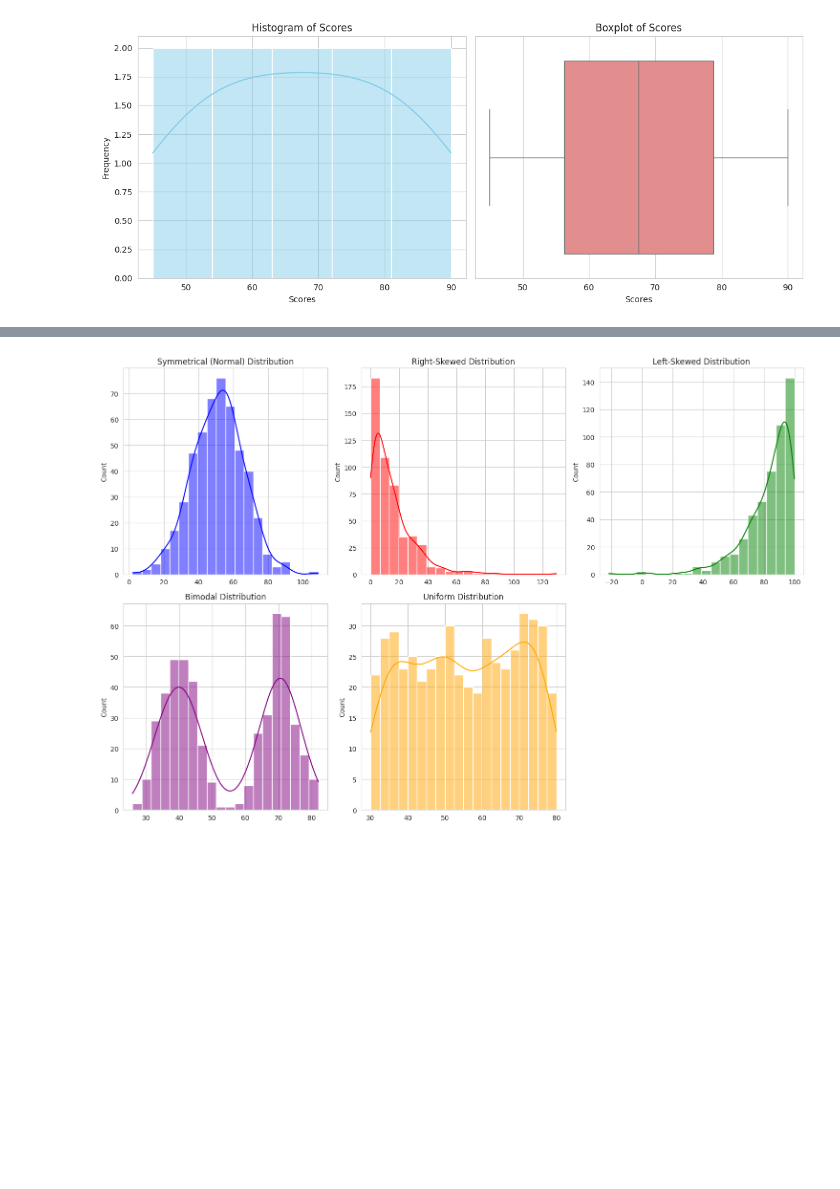
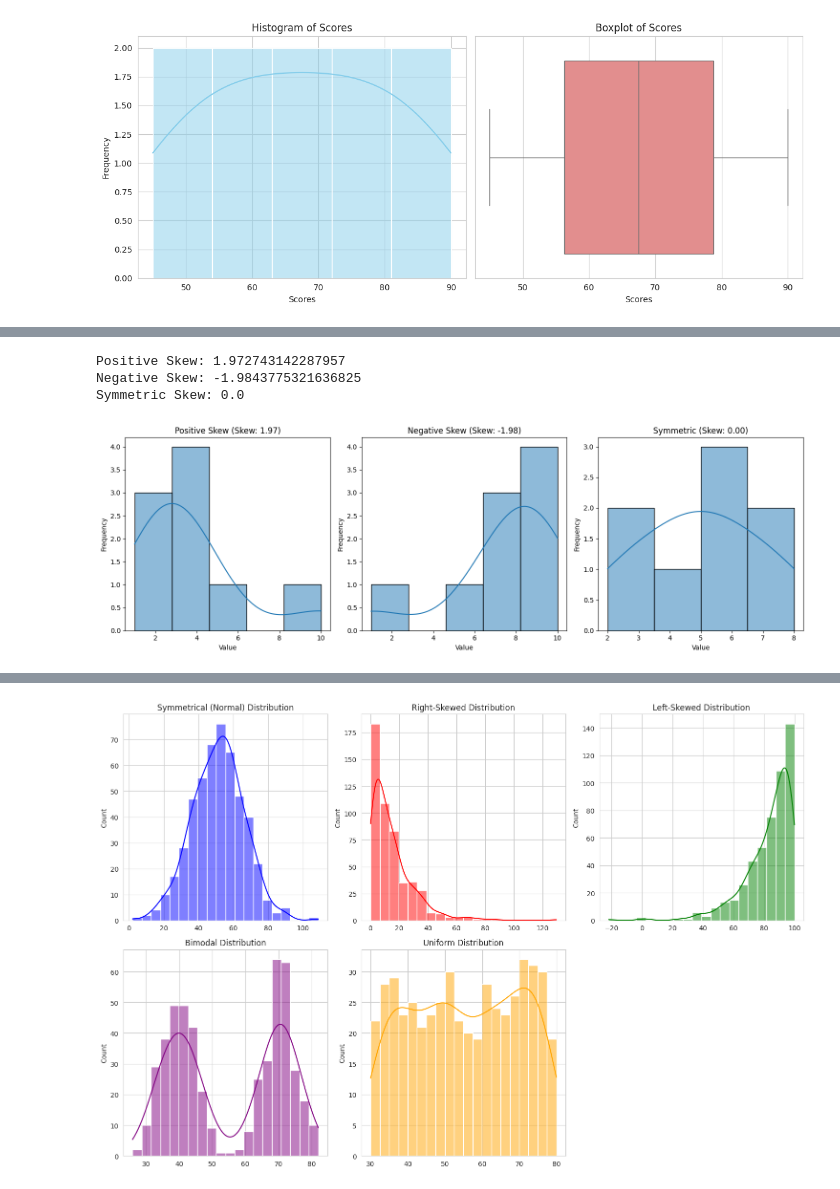
Before and after one commit to ShilpaVasista/Exploratory-Data-Analytics, a Jupyter notebook: Module_3_Part_II_Correlation.ipynb, the cells around one changed output, grey strips where cells are left out. Drawn from its saved outputs; the diff is of its cells as text; code cells hidden in the pictures; blank space fills up the shorter version.

```diff
--- a/Module_3_Part_II_Correlation.ipynb
+++ b/Module_3_Part_II_Correlation.ipynb
@@ -521,0 +476,41 @@ Histograms can have different shapes, each telling us something about the distri
+# %%
+import pandas as pd
+
+# Create a sample Pandas Series
+data_positive_skew = pd.Series([1, 2, 2, 3, 3, 3, 4, 5, 10])
+data_negative_skew = pd.Series([1, 6, 7, 8, 8, 9, 9, 9, 10])
+data_symmetric = pd.Series([2, 3, 4, 5, 5, 6, 7, 8])
+
+# Calculate skewness for each Series
+print("Positive Skew:", data_positive_skew.skew())
+print("Negative Skew:", data_negative_skew.skew())
+print("Symmetric Skew:", data_symmetric.skew())
+
+# Visualize the distributions
+plt.figure(figsize=(15, 5))
+
+plt.subplot(1, 3, 1)
+sns.histplot(data_positive_skew, kde=True)
+plt.title(f'Positive Skew (Skew: {data_positive_skew.skew():.2f})')
+plt.xlabel('Value')
+plt.ylabel('Frequency')
+
+plt.subplot(1, 3, 2)
+sns.histplot(data_negative_skew, kde=True)
+plt.title(f'Negative Skew (Skew: {data_negative_skew.skew():.2f})')
+plt.xlabel('Value')
+plt.ylabel('Frequency')
+
+plt.subplot(1, 3, 3)
+sns.histplot(data_symmetric, kde=True)
+plt.title(f'Symmetric (Skew: {data_symmetric.skew():.2f})')
+plt.xlabel('Value')
+plt.ylabel('Frequency')
+
+plt.tight_layout()
+plt.show()
+# %% [output]
+Positive Skew: 1.972743142287957
+Negative Skew: -1.9843775321636825
+Symmetric Skew: 0.0
+[figure, added]
```
Also changed, not shown: parts of 21 cells of this notebook.
